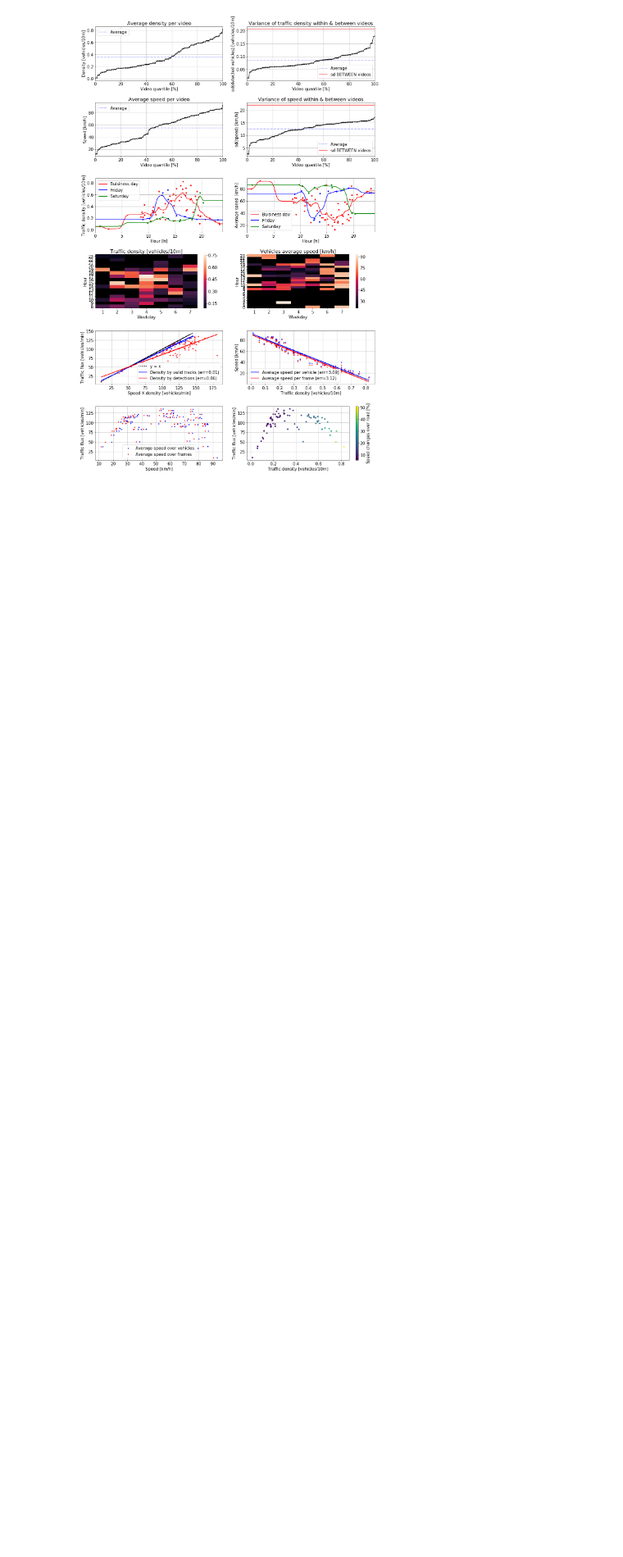
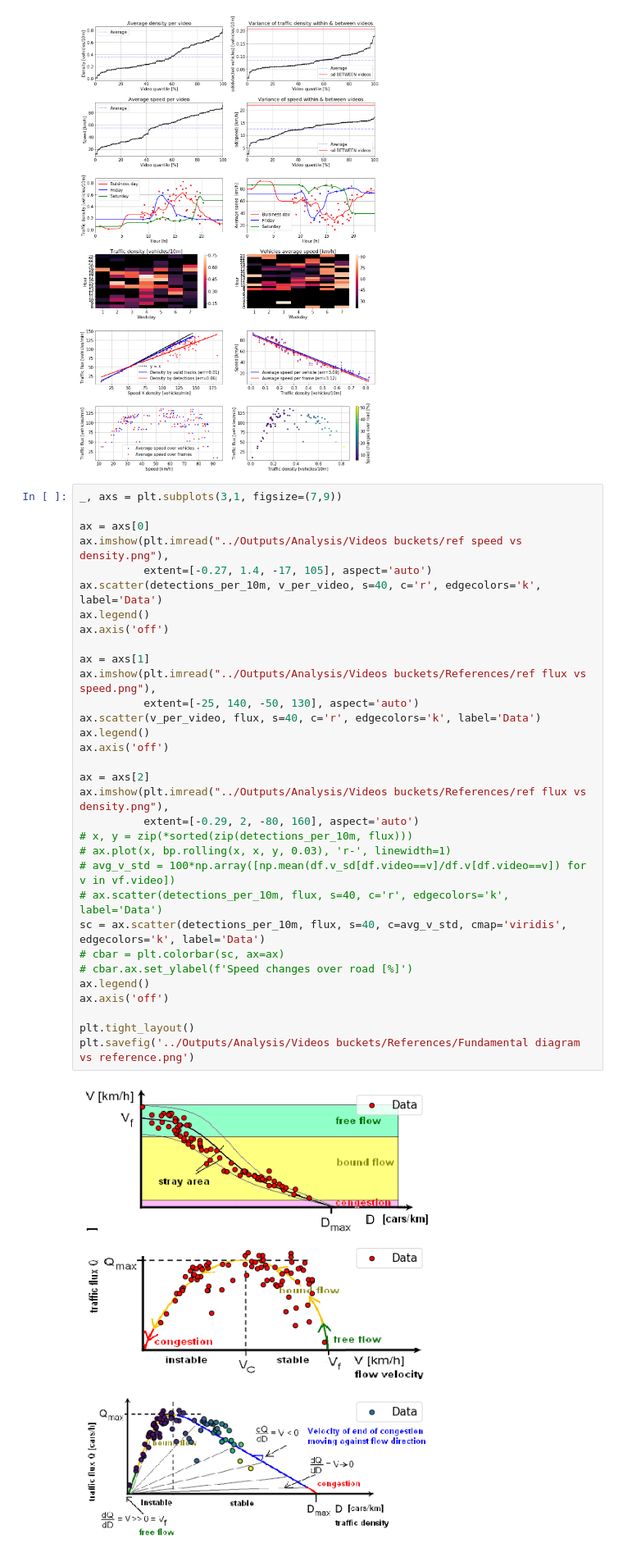
Before and after one commit to ido90/AyalonRoad, a Jupyter notebook: Analyzer/Analysis.ipynb, the cells around one changed output. Shown at 82% size. Cells and saved outputs as stored; diff of their text form; blank space fills up the shorter version.

Commit message:
fundamental diagram merged plot

```diff
--- a/Analyzer/Analysis.ipynb
+++ b/Analyzer/Analysis.ipynb
@@ -263,6 +263,40 @@ ax.grid()
 plt.tight_layout()
 # %% [output]
 [figure]
+# %%
+_, axs = plt.subplots(3,1, figsize=(7,9))
+
+ax = axs[0]
+ax.imshow(plt.imread("../Outputs/Analysis/Videos buckets/ref speed vs density.png"),
+          extent=[-0.27, 1.4, -17, 105], aspect='auto')
+ax.scatter(detections_per_10m, v_per_video, s=40, c='r', edgecolors='k', label='Data')
+ax.legend()
+ax.axis('off')
+
+ax = axs[1]
+ax.imshow(plt.imread("../Outputs/Analysis/Videos buckets/References/ref flux vs speed.png"),
+          extent=[-25, 140, -50, 130], aspect='auto')
+ax.scatter(v_per_video, flux, s=40, c='r', edgecolors='k', label='Data')
+ax.legend()
+ax.axis('off')
+
+ax = axs[2]
+ax.imshow(plt.imread("../Outputs/Analysis/Videos buckets/References/ref flux vs density.png"),
+          extent=[-0.29, 2, -80, 160], aspect='auto')
+# x, y = zip(*sorted(zip(detections_per_10m, flux)))
+# ax.plot(x, bp.rolling(x, x, y, 0.03), 'r-', linewidth=1)
+# avg_v_std = 100*np.array([np.mean(df.v_sd[df.video==v]/df.v[df.video==v]) for v in vf.video])
+# ax.scatter(detections_per_10m, flux, s=40, c='r', edgecolors='k', label='Data')
+sc = ax.scatter(detections_per_10m, flux, s=40, c=avg_v_std, cmap='viridis', edgecolors='k', label='Data')
+# cbar = plt.colorbar(sc, ax=ax)
+# cbar.ax.set_ylabel(f'Speed changes over road [%]')
+ax.legend()
+ax.axis('off')
+
+plt.tight_layout()
+plt.savefig('../Outputs/Analysis/Videos buckets/References/Fundamental diagram vs reference.png')
+# %% [output]
+[figure, added]
 # %% [markdown]
 ## Temporal patterns within videos
 # %% [markdown]
```
Also changed, not shown: 7 other files.
